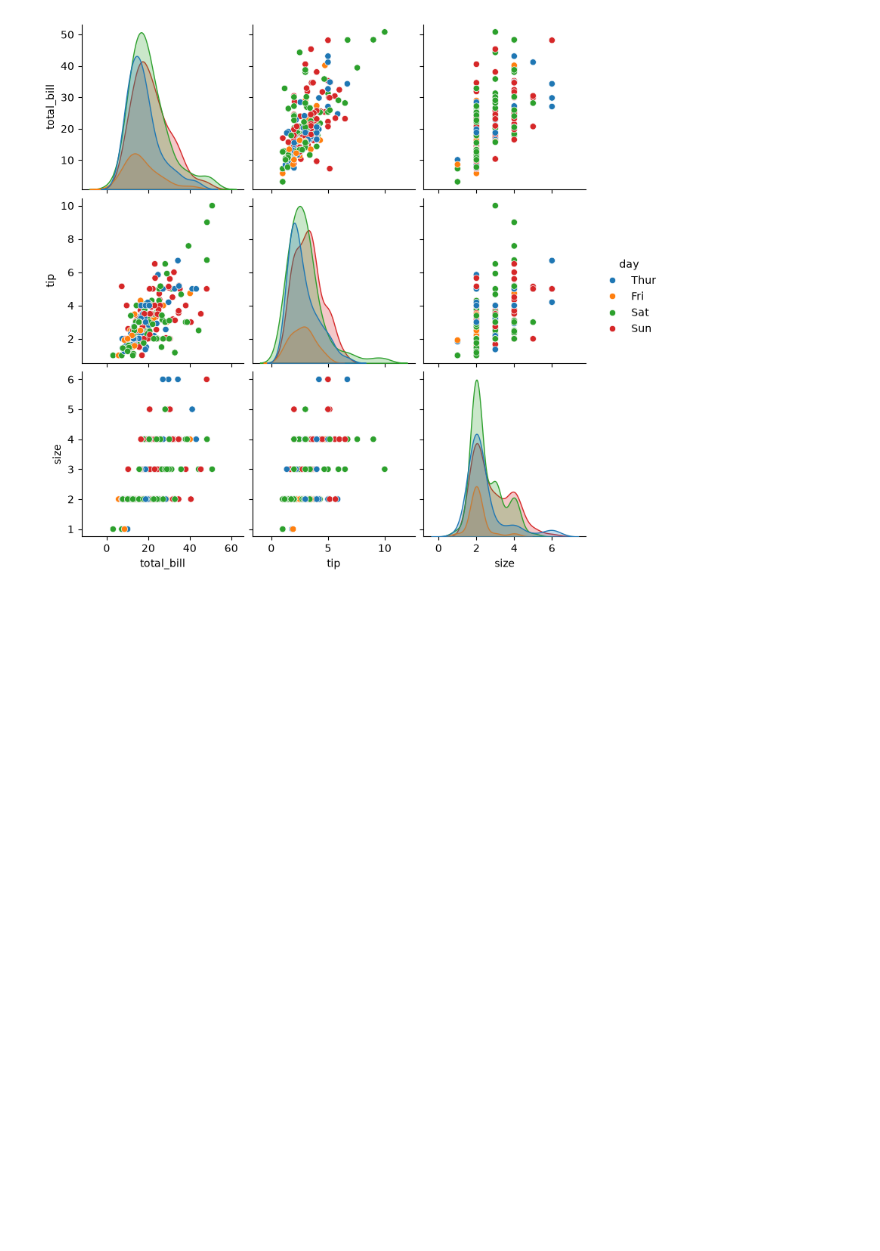
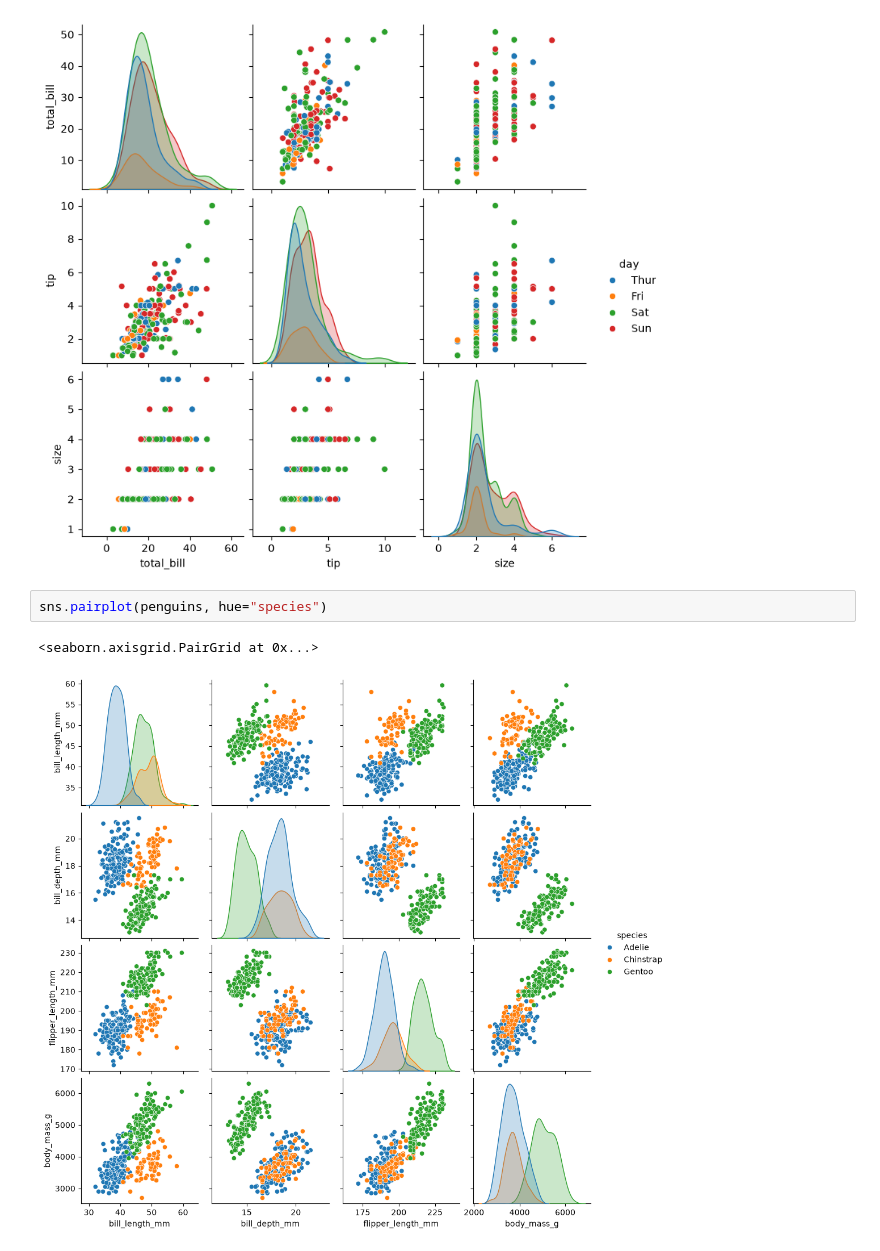
Before and after one commit to DhruvPanchal0312/Data-Science-and-Analysis-With-GenAI, a Jupyter notebook: SEABORN/Seaborn_class4.ipynb, the cells around one changed output. Drawn from its saved outputs; the diff is of its cells as text; blank space fills up the shorter version.

```diff
--- a/SEABORN/Seaborn_class4.ipynb
+++ b/SEABORN/Seaborn_class4.ipynb
@@ -87,3 +71,8 @@ sns.pairplot(tips, hue="day")
 # %% [output]
 <seaborn.axisgrid.PairGrid at 0x...>
 [figure]
+# %%
+sns.pairplot(penguins, hue="species")
+# %% [output]
+<seaborn.axisgrid.PairGrid at 0x...>
+[figure, added]
```
Also changed, not shown: parts of 1 cell of this notebook, 2 other files.
